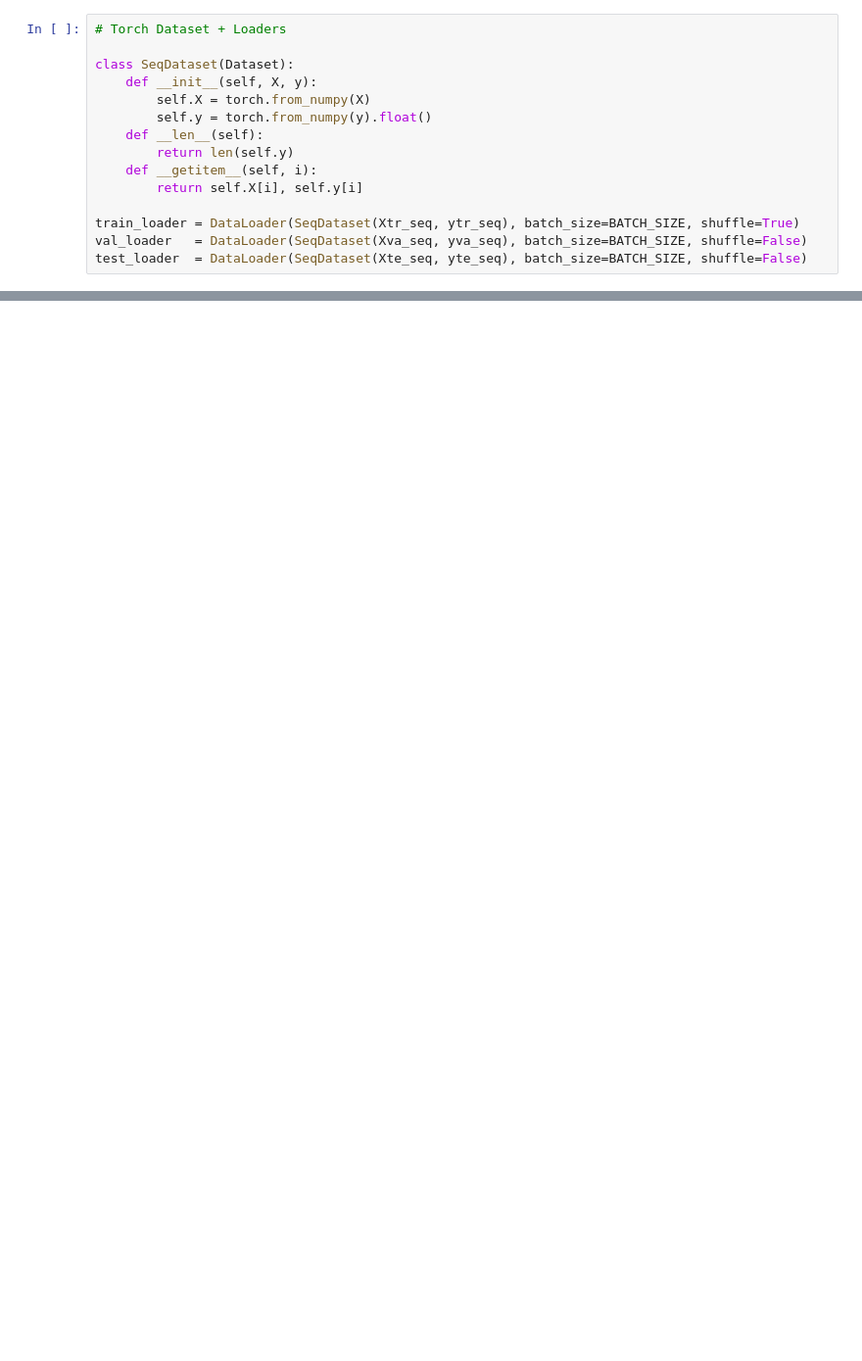
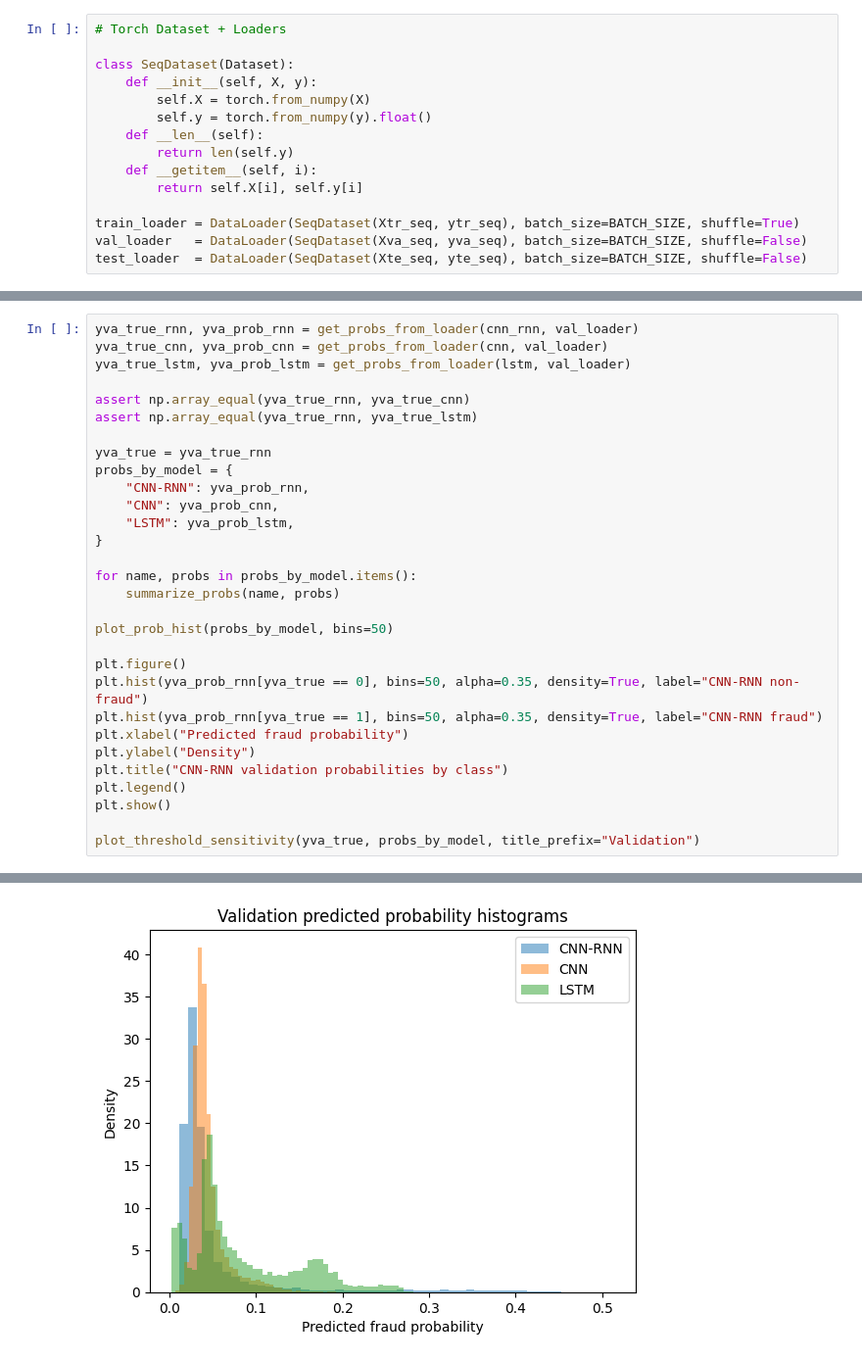
Before and after one commit to sofijadimitrijevic1/480-ai-finance, a Jupyter notebook: model_comparison.ipynb, the cells around one changed output, grey strips where cells are left out. Shown at 98% size. Drawn from its saved outputs; the diff is of its cells as text; blank space fills up the shorter version.

```diff
--- a/model_comparison.ipynb
+++ b/model_comparison.ipynb
@@ -989,0 +976,31 @@ df_compare
+# %%
+yva_true_rnn, yva_prob_rnn = get_probs_from_loader(cnn_rnn, val_loader)
+yva_true_cnn, yva_prob_cnn = get_probs_from_loader(cnn, val_loader)
+yva_true_lstm, yva_prob_lstm = get_probs_from_loader(lstm, val_loader)
+
+assert np.array_equal(yva_true_rnn, yva_true_cnn)
+assert np.array_equal(yva_true_rnn, yva_true_lstm)
+
+yva_true = yva_true_rnn
+probs_by_model = {
+    "CNN-RNN": yva_prob_rnn,
+    "CNN": yva_prob_cnn,
+    "LSTM": yva_prob_lstm,
+}
+
+for name, probs in probs_by_model.items():
+    summarize_probs(name, probs)
+
+plot_prob_hist(probs_by_model, bins=50)
+
+plt.figure()
+plt.hist(yva_prob_rnn[yva_true == 0], bins=50, alpha=0.35, density=True, label="CNN-RNN non-fraud")
+plt.hist(yva_prob_rnn[yva_true == 1], bins=50, alpha=0.35, density=True, label="CNN-RNN fraud")
+plt.xlabel("Predicted fraud probability")
+plt.ylabel("Density")
+plt.title("CNN-RNN validation probabilities by class")
+plt.legend()
+plt.show()
+
+plot_threshold_sensitivity(yva_true, probs_by_model, title_prefix="Validation")
+# %% [output]
@@ -989,0 +1024 @@ df_compare
+[figure, added]
```
Also changed, not shown: parts of 50 cells of this notebook, 5 other files.
